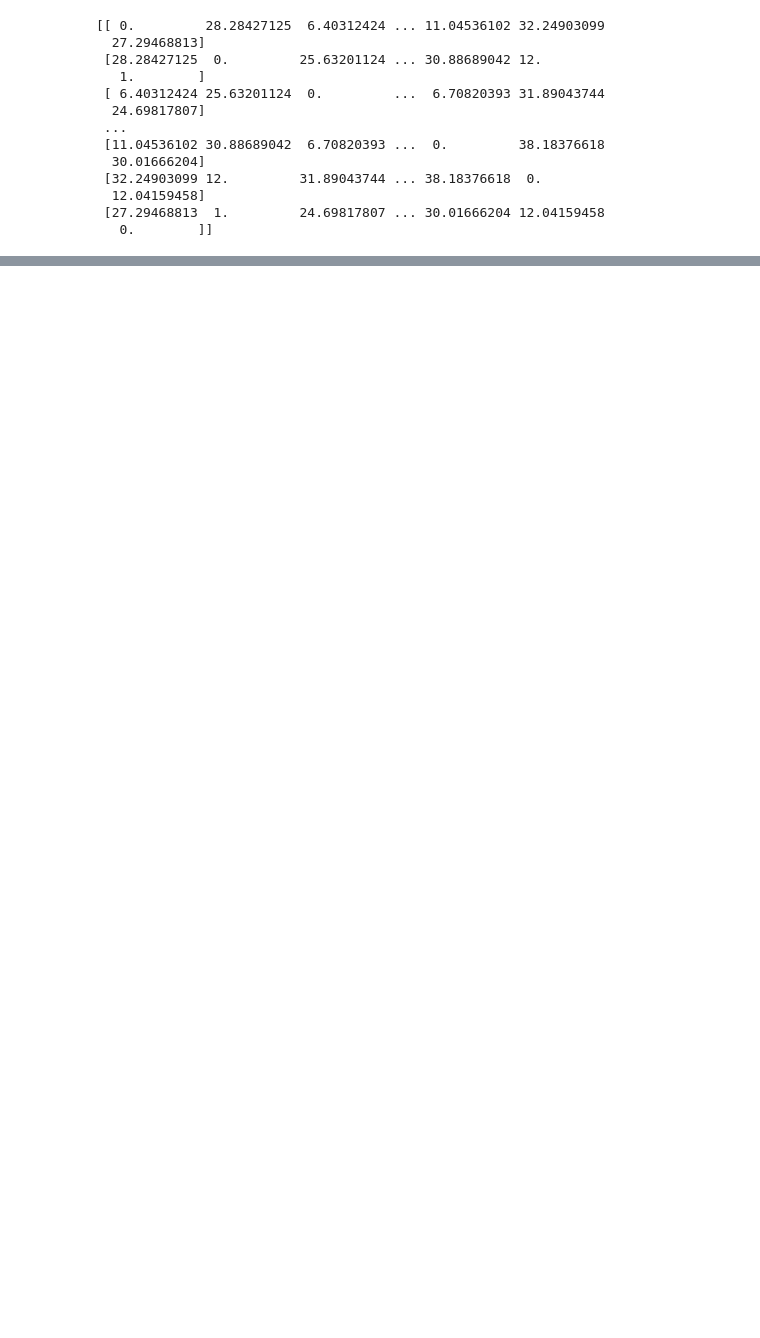
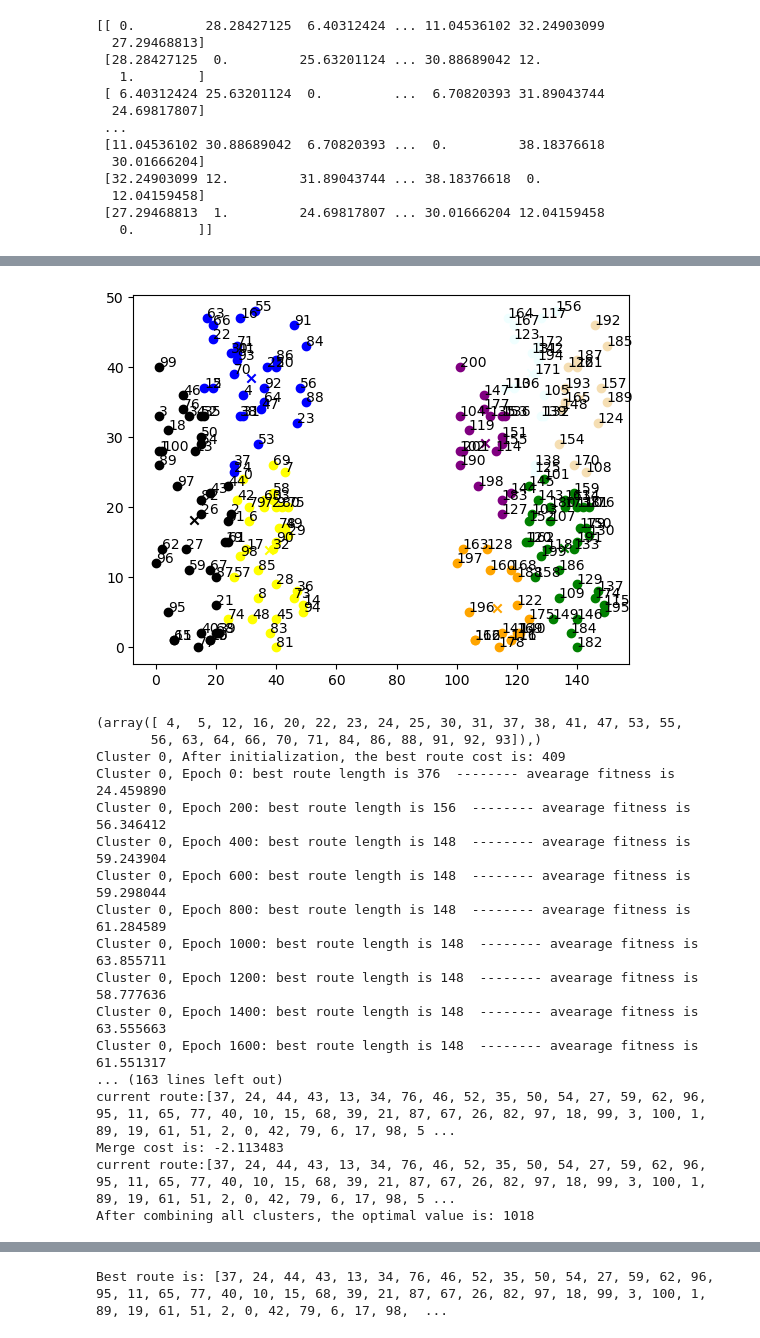
Before and after one commit to KingGZX/COMP5511-TAN, a Jupyter notebook: steptest.ipynb, the cells around one changed output, grey strips where cells are left out. Saved outputs shown, nothing was run; the diff lists cells and outputs as text; code cells hidden in the pictures; blank space fills up the shorter version.

```diff
--- a/steptest.ipynb
+++ b/steptest.ipynb
@@ -120,5 +148,24 @@ print(li)
 # %%
 from utils.KMeansGA_LargeTSP import GAWithCluster
 
-TSP = GAWithCluster(len(xcoords), 50, distance_matrix, 0.2, 0.8, 8, xcoords, ycoords)
-#TSP.Solver(601)
+TSP = GAWithCluster(len(xcoords), 50, distance_matrix, 0.2, 0.8, 10, xcoords, ycoords)
+TSP.Solver(3001)
+# %% [output]
+[figure, added]
+(array([ 4,  5, 12, 16, 20, 22, 23, 24, 25, 30, 31, 37, 38, 41, 47, 53, 55,
+       56, 63, 64, 66, 70, 71, 84, 86, 88, 91, 92, 93]),)
+Cluster 0, After initialization, the best route cost is: 409
+Cluster 0, Epoch 0: best route length is 376  -------- avearage fitness is 24.459890
+Cluster 0, Epoch 200: best route length is 156  -------- avearage fitness is 56.346412
+Cluster 0, Epoch 400: best route length is 148  -------- avearage fitness is 59.243904
+Cluster 0, Epoch 600: best route length is 148  -------- avearage fitness is 59.298044
+Cluster 0, Epoch 800: best route length is 148  -------- avearage fitness is 61.284589
+Cluster 0, Epoch 1000: best route length is 148  -------- avearage fitness is 63.855711
+Cluster 0, Epoch 1200: best route length is 148  -------- avearage fitness is 58.777636
+Cluster 0, Epoch 1400: best route length is 148  -------- avearage fitness is 63.555663
+Cluster 0, Epoch 1600: best route length is 148  -------- avearage fitness is 61.551317
+... (163 lines left out)
+current route:[37, 24, 44, 43, 13, 34, 76, 46, 52, 35, 50, 54, 27, 59, 62, 96, 95, 11, 65, 77, 40, 10, 15, 68, 39, 21, 87, 67, 26, 82, 97, 18, 99, 3, 100, 1, 89, 19, 61, 51, 2, 0, 42, 79, 6, 17, 98, 5 ...
+Merge cost is: -2.113483
+current route:[37, 24, 44, 43, 13, 34, 76, 46, 52, 35, 50, 54, 27, 59, 62, 96, 95, 11, 65, 77, 40, 10, 15, 68, 39, 21, 87, 67, 26, 82, 97, 18, 99, 3, 100, 1, 89, 19, 61, 51, 2, 0, 42, 79, 6, 17, 98, 5 ...
+After combining all clusters, the optimal value is: 1018
@@ -124,0 +173 @@ TSP = GAWithCluster(len(xcoords), 50, distance_matrix, 0.2, 0.8, 8, xcoords, yco
+Best route is: [37, 24, 44, 43, 13, 34, 76, 46, 52, 35, 50, 54, 27, 59, 62, 96, 95, 11, 65, 77, 40, 10, 15, 68, 39, 21, 87, 67, 26, 82, 97, 18, 99, 3, 100, 1, 89, 19, 61, 51, 2, 0, 42, 79, 6, 17, 98,  ...
```
Also changed, not shown: parts of 14 cells of this notebook, 53 other files.
